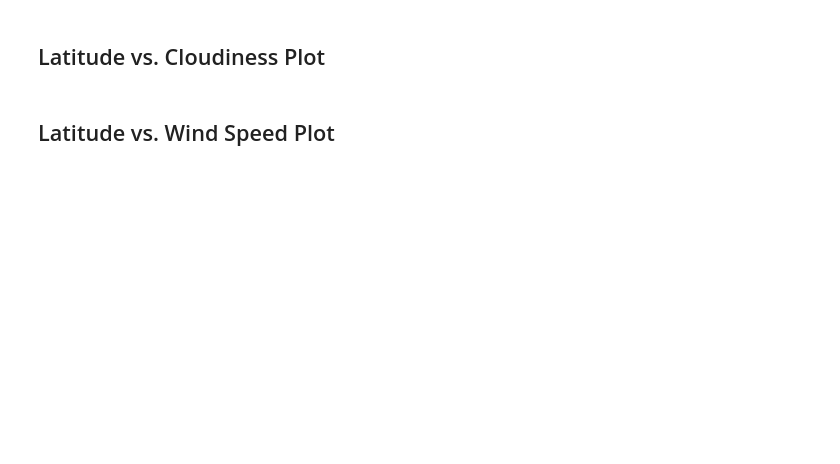
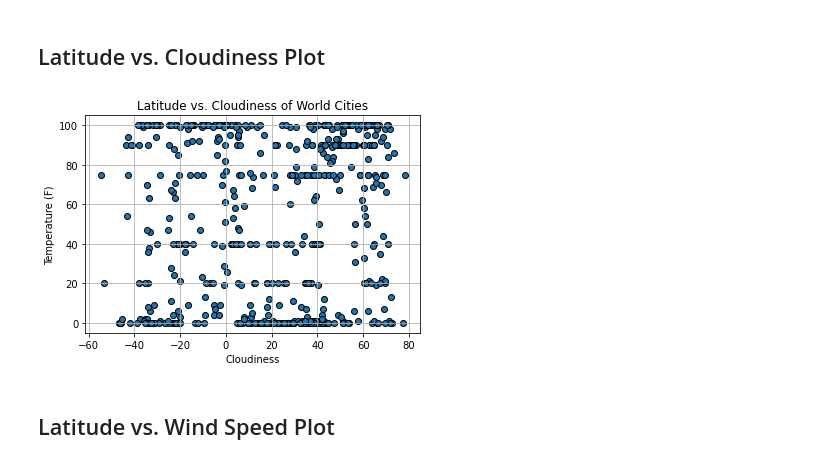
Before and after one commit to ethomps33/Python_APIs_Challenge, a Jupyter notebook: starter_code/Weather/WeatherPy.ipynb, the cells around one changed output. Saved outputs shown, nothing was run; the diff lists cells and outputs as text; code cells hidden in the pictures; blank space fills up the shorter version.

```diff
--- a/starter_code/Weather/WeatherPy.ipynb
+++ b/starter_code/Weather/WeatherPy.ipynb
@@ -166,4 +187,13 @@ Skip this step if there are no cities that have humidity > 100%.
 # %% [markdown]
 ## Latitude vs. Cloudiness Plot
+# %%
+plt.scatter(city_weather['Lat'], city_weather['Cloud Cover'], edgecolor='black')
+plt.title('Latitude vs. Cloudiness of World Cities')
+plt.xlabel('Cloudiness')
+plt.ylabel('Temperature (F)')
+plt.grid()
+plt.show()
+# %% [output]
+[figure, added]
 # %% [markdown]
 ## Latitude vs. Wind Speed Plot
```
Also changed, not shown: parts of 10 cells of this notebook, 1 other file.
